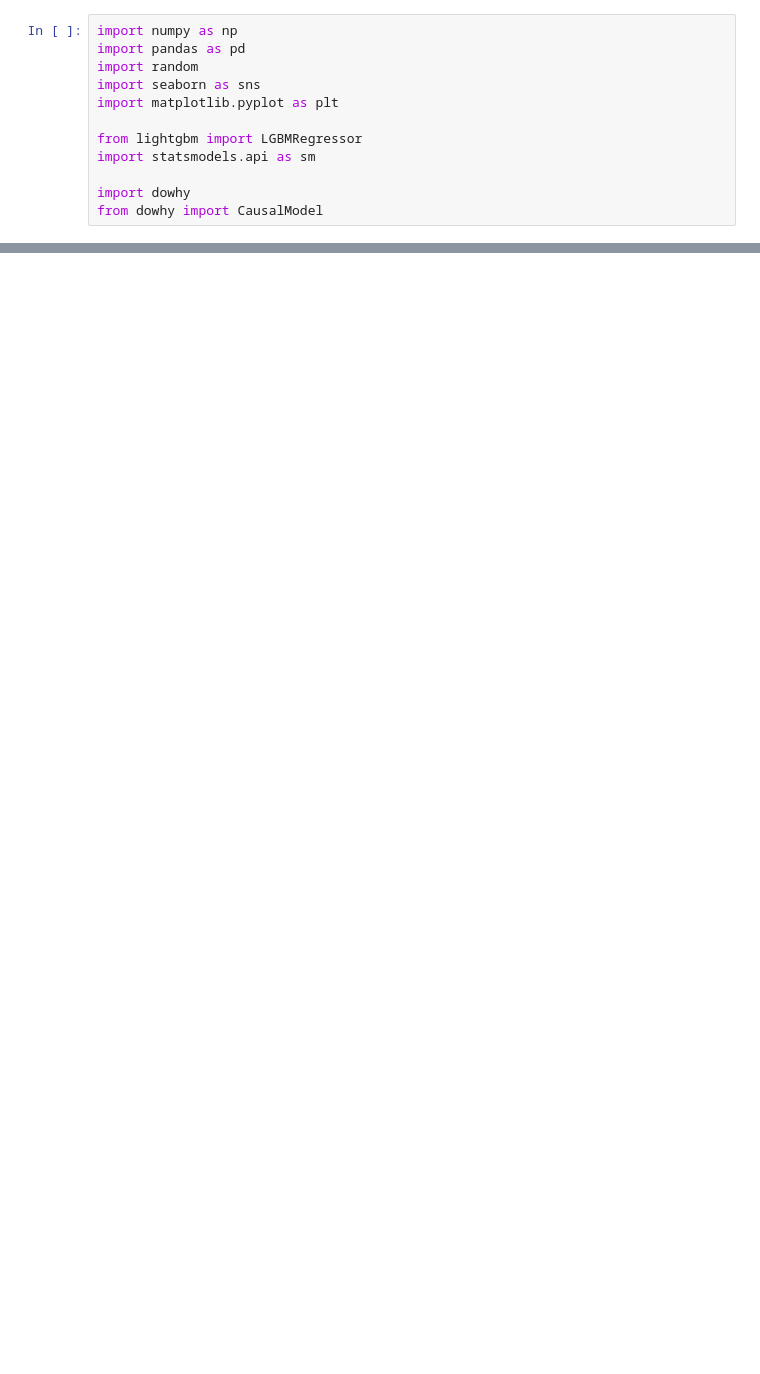
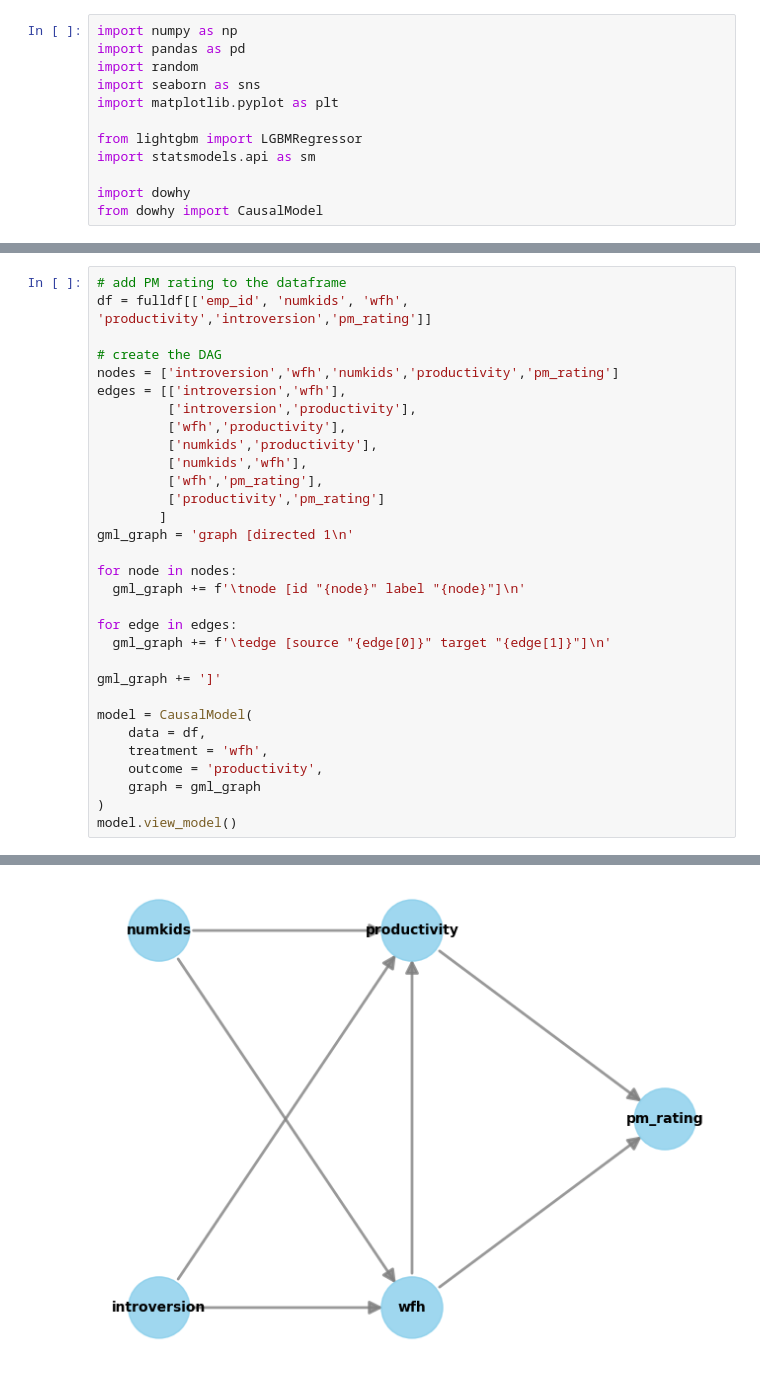
Before and after one commit to woolstej/causal_modeling, a Jupyter notebook: WFH_Causal_Example.ipynb, the cells around one changed output, grey strips where cells are left out. Drawn from its saved outputs; the diff is of its cells as text; blank space fills up the shorter version.

```diff
--- a/WFH_Causal_Example.ipynb
+++ b/WFH_Causal_Example.ipynb
@@ -44,0 +178,32 @@ from dowhy import CausalModel
+# %%
+# add PM rating to the dataframe
+df = fulldf[['emp_id', 'numkids', 'wfh', 'productivity','introversion','pm_rating']]
+
+# create the DAG
+nodes = ['introversion','wfh','numkids','productivity','pm_rating']
+edges = [['introversion','wfh'],
+         ['introversion','productivity'],
+         ['wfh','productivity'],
+         ['numkids','productivity'],
+         ['numkids','wfh'],
+         ['wfh','pm_rating'],
+         ['productivity','pm_rating']
+        ]
+gml_graph = 'graph [directed 1\n'
+
+for node in nodes:
+  gml_graph += f'\tnode [id "{node}" label "{node}"]\n'
+
+for edge in edges:
+  gml_graph += f'\tedge [source "{edge[0]}" target "{edge[1]}"]\n'
+
+gml_graph += ']'
+
+model = CausalModel(
+    data = df,
+    treatment = 'wfh',
+    outcome = 'productivity',
+    graph = gml_graph
+)
+model.view_model()
+# %% [output]
@@ -44,0 +211 @@ from dowhy import CausalModel
+[figure, added]
```
Also changed, not shown: parts of 23 cells of this notebook.
